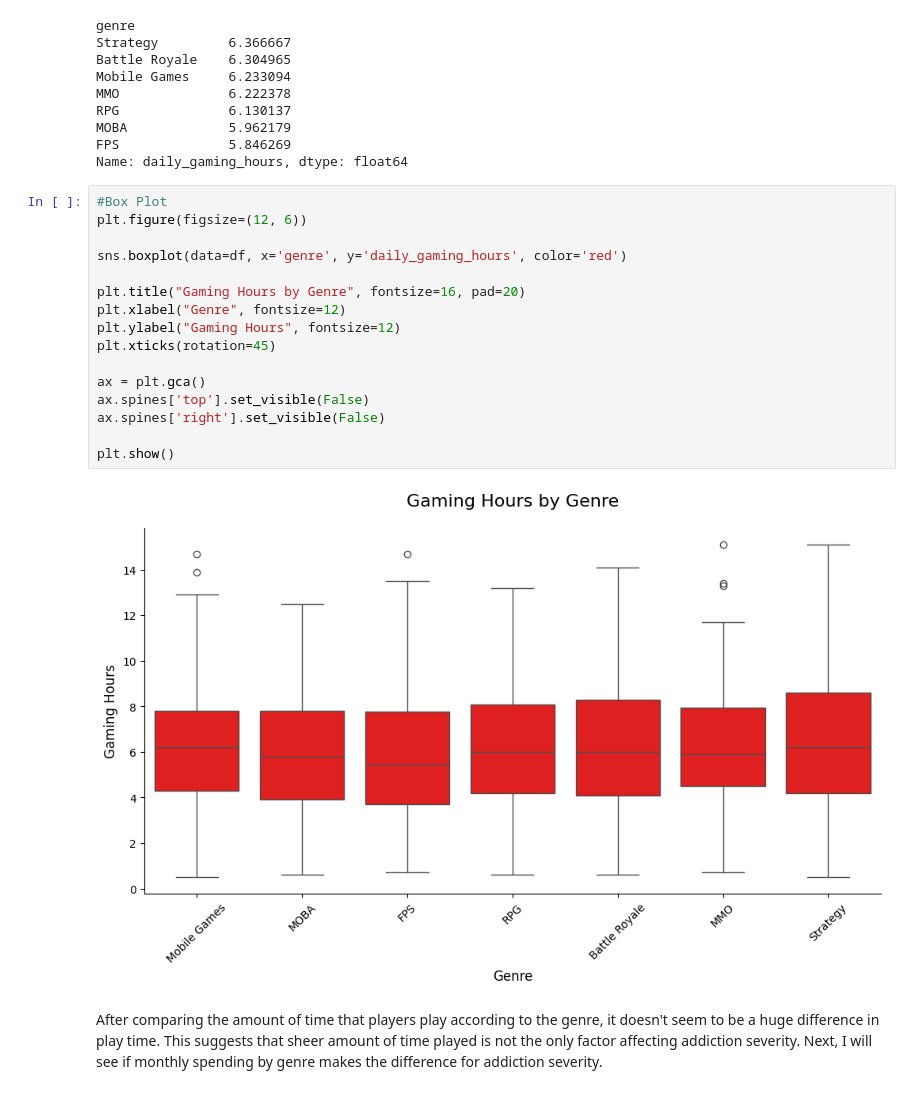
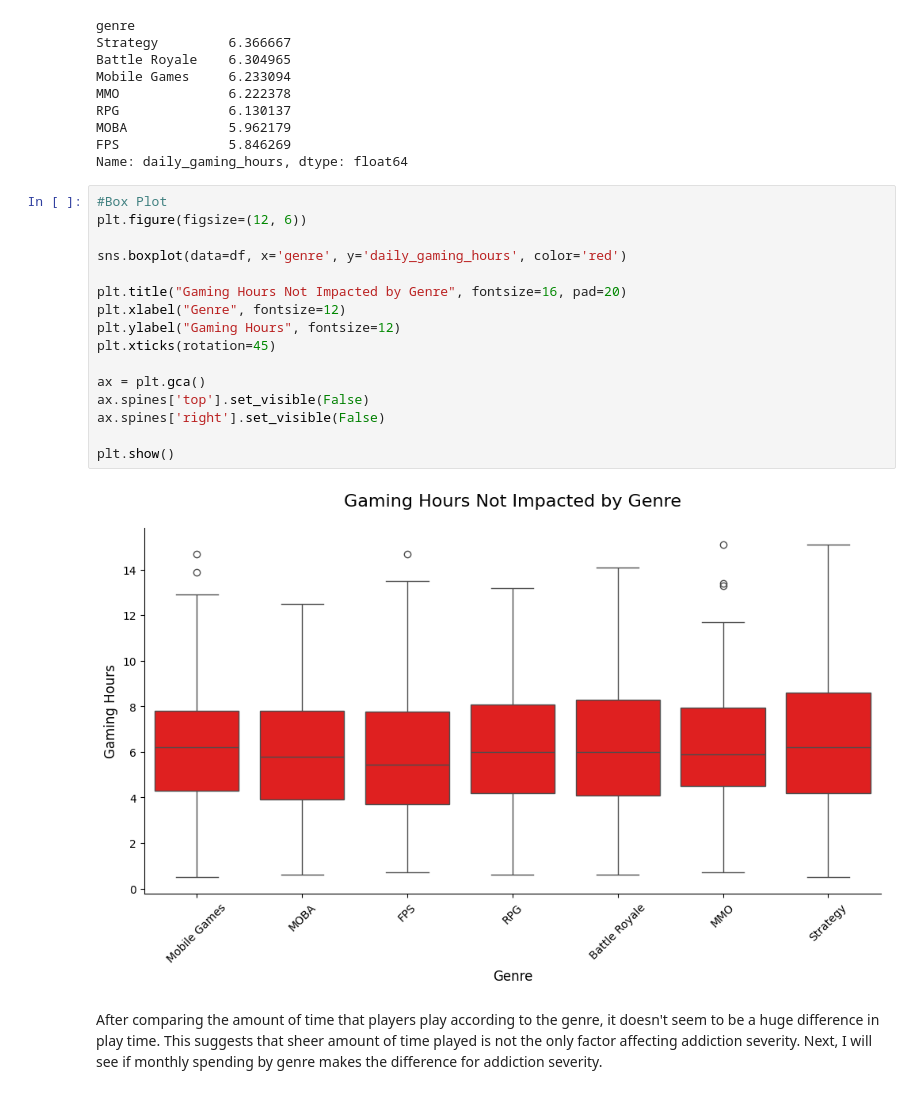
Before and after one commit to jmlax123/gaming_mental_health, a Jupyter notebook: notebook/gaming_mental_health_data.ipynb, the cells around one changed output. Cells and saved outputs as stored; diff of their text form.

```diff
--- a/notebook/gaming_mental_health_data.ipynb
+++ b/notebook/gaming_mental_health_data.ipynb
@@ -555,21 +555,21 @@ Name: daily_gaming_hours, dtype: float64
 # %%
 #Box Plot
 plt.figure(figsize=(12, 6))
 
 sns.boxplot(data=df, x='genre', y='daily_gaming_hours', color='red')
 
-plt.title("Gaming Hours by Genre", fontsize=16, pad=20)
+plt.title("Gaming Hours Not Impacted by Genre", fontsize=16, pad=20)
 plt.xlabel("Genre", fontsize=12)
 plt.ylabel("Gaming Hours", fontsize=12)
 plt.xticks(rotation=45)
 
 ax = plt.gca()
 ax.spines['top'].set_visible(False)
 ax.spines['right'].set_visible(False)
 
 plt.show()
 # %% [output]
-[figure, old version]
+[figure, new version]
 # %% [markdown]
 After comparing the amount of time that players play according to the genre, it doesn't seem to be a huge difference in play time. This suggests that sheer amount of time played is not the only factor affecting addiction severity. Next, I will see if monthly spending by genre makes the difference for addiction severity.
 # %%
```
Also changed, not shown: parts of 14 cells of this notebook.
